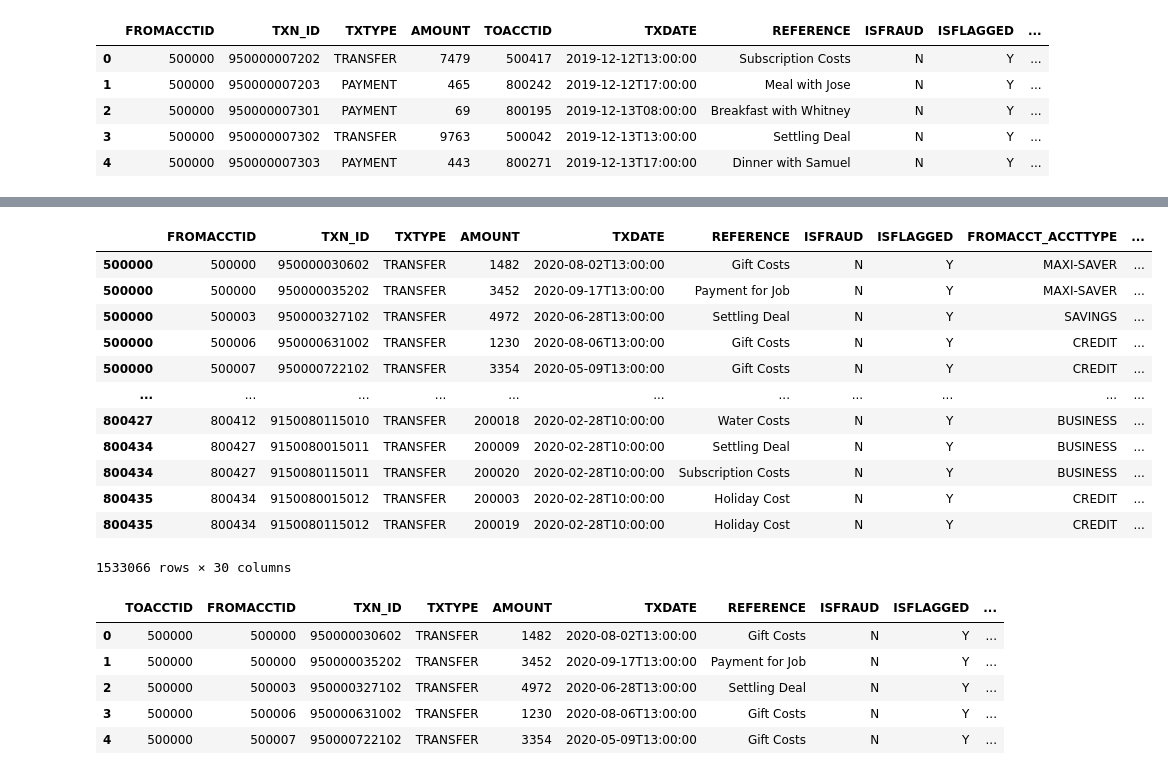
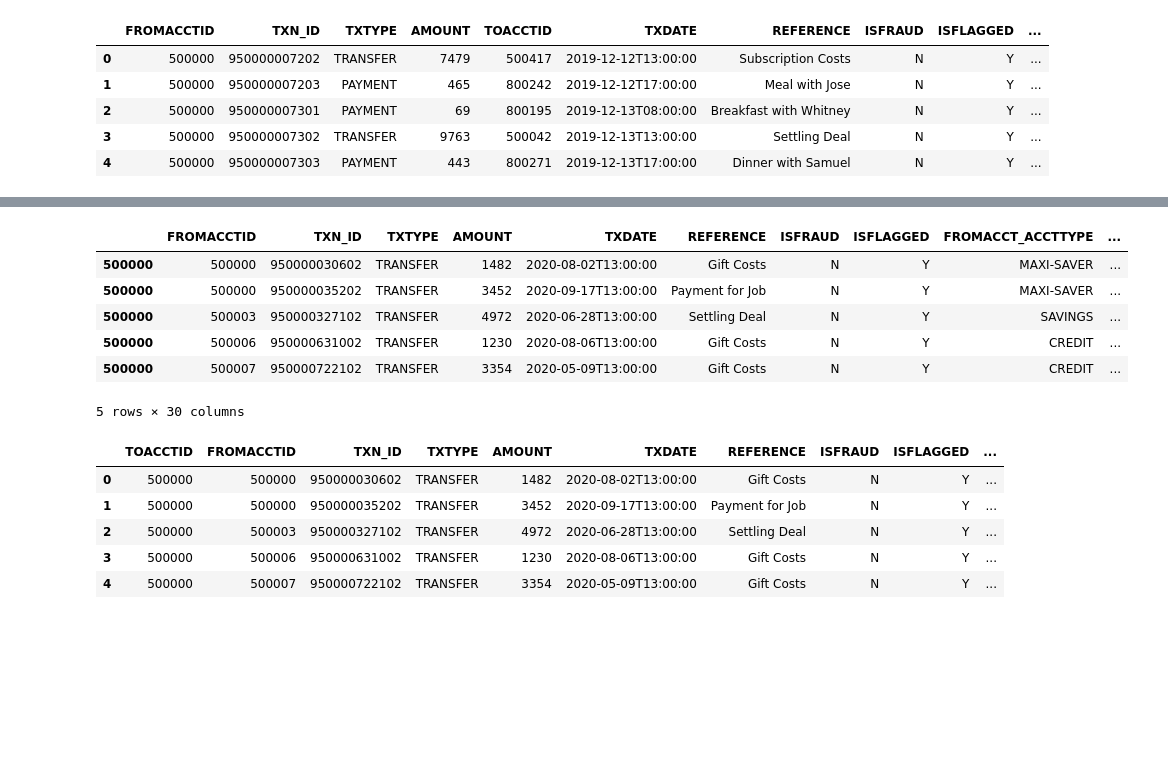
Before and after one commit to sindhri/anomaly2020, a Jupyter notebook: anomaly2020_visualization.ipynb, the cells around one changed output, grey strips where cells are left out. Drawn from its saved outputs; the diff is of its cells as text; code cells hidden in the pictures; blank space fills up the shorter version.

```diff
--- a/anomaly2020_visualization.ipynb
+++ b/anomaly2020_visualization.ipynb
@@ -85,21 +95,15 @@ transaction.head()
 | 800271 | 500000 | 950000007303 | PAYMENT | 443 | 2019-12-13T17:00:00 | Dinner with Samuel | N | Y | MAXI-SAVER | ... |
 # %%
 transaction = transaction.join(account_TOACCT, how='left')
-transaction
+transaction.head()
 # %% [output]
 |  | FROMACCTID | TXN_ID | TXTYPE | AMOUNT | TXDATE | REFERENCE | ISFRAUD | ISFLAGGED | FROMACCT_ACCTTYPE | ... |
 | 500000 | 500000 | 950000030602 | TRANSFER | 1482 | 2020-08-02T13:00:00 | Gift Costs | N | Y | MAXI-SAVER | ... |
 | 500000 | 500000 | 950000035202 | TRANSFER | 3452 | 2020-09-17T13:00:00 | Payment for Job | N | Y | MAXI-SAVER | ... |
 | 500000 | 500003 | 950000327102 | TRANSFER | 4972 | 2020-06-28T13:00:00 | Settling Deal | N | Y | SAVINGS | ... |
 | 500000 | 500006 | 950000631002 | TRANSFER | 1230 | 2020-08-06T13:00:00 | Gift Costs | N | Y | CREDIT | ... |
 | 500000 | 500007 | 950000722102 | TRANSFER | 3354 | 2020-05-09T13:00:00 | Gift Costs | N | Y | CREDIT | ... |
-| ... | ... | ... | ... | ... | ... | ... | ... | ... | ... | ... |
-| 800427 | 800412 | 9150080115010 | TRANSFER | 200018 | 2020-02-28T10:00:00 | Water Costs | N | Y | BUSINESS | ... |
-| 800434 | 800427 | 9150080015011 | TRANSFER | 200009 | 2020-02-28T10:00:00 | Settling Deal | N | Y | BUSINESS | ... |
-| 800434 | 800427 | 9150080115011 | TRANSFER | 200020 | 2020-02-28T10:00:00 | Subscription Costs | N | Y | BUSINESS | ... |
-| 800435 | 800434 | 9150080015012 | TRANSFER | 200003 | 2020-02-28T10:00:00 | Holiday Cost | N | Y | CREDIT | ... |
-| 800435 | 800434 | 9150080115012 | TRANSFER | 200019 | 2020-02-28T10:00:00 | Holiday Cost | N | Y | CREDIT | ... |
-1533066 rows × 30 columns
+5 rows × 30 columns
 # %%
 transaction.reset_index(inplace=True)
 transaction.rename(columns={'index':'TOACCTID'},inplace=True)
```
Also changed, not shown: parts of 35 cells of this notebook.
